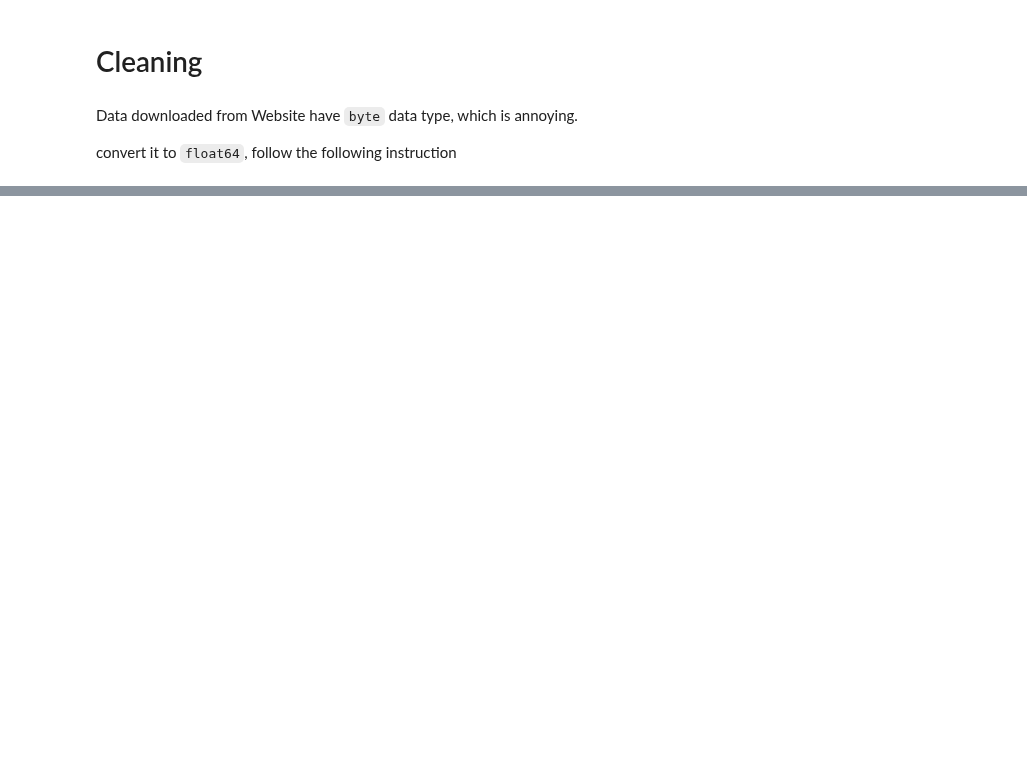
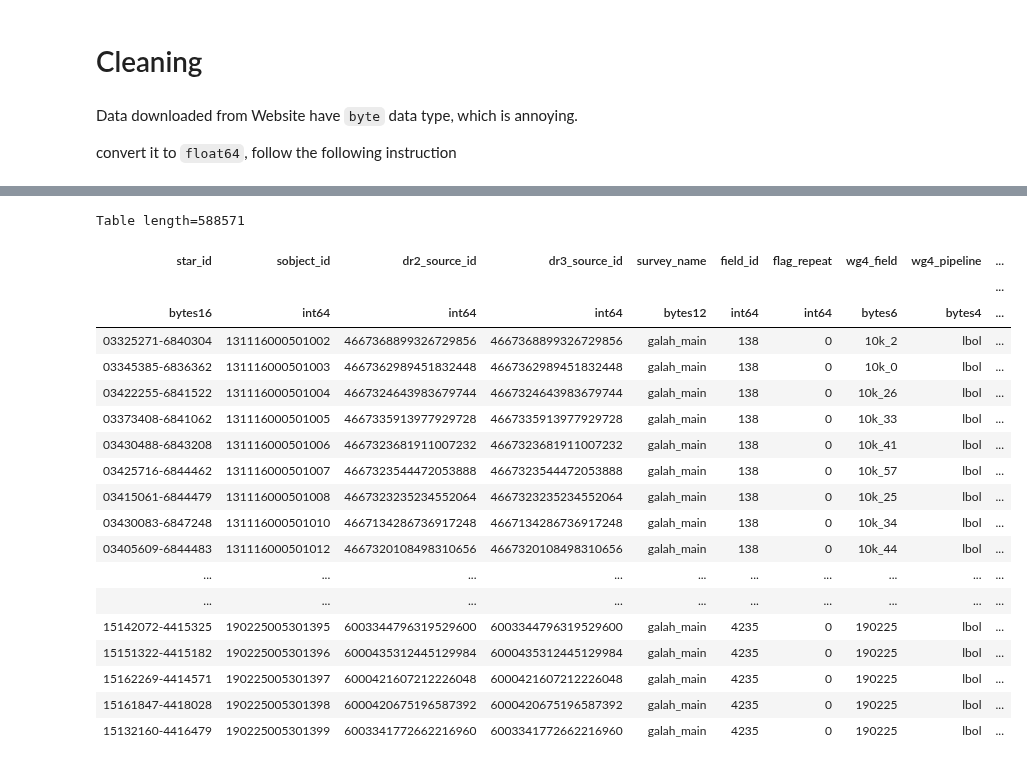
Before and after one commit to Alisyaifudin/Thesis-Project, a Jupyter notebook: 1_Collecting_Data/1.4. GALAH DR3.ipynb, the cells around one changed output, grey strips where cells are left out. Saved outputs shown, nothing was run; the diff lists cells and outputs as text; code cells hidden in the pictures; blank space fills up the shorter version.

```diff
--- a/1_Collecting_Data/1.4. GALAH DR3.ipynb
+++ b/1_Collecting_Data/1.4. GALAH DR3.ipynb
@@ -140,0 +144,4 @@ df_com
+# %%
+table = Table.read(file)
+table
+# %% [output]
@@ -140,0 +149,20 @@ df_com
+Table length=588571
+| star_id | sobject_id | dr2_source_id | dr3_source_id | survey_name | field_id | flag_repeat | wg4_field | wg4_pipeline | ... |
+|  |  |  |  |  |  |  |  |  | ... |
+| bytes16 | int64 | int64 | int64 | bytes12 | int64 | int64 | bytes6 | bytes4 | ... |
+| 03325271-6840304 | 131116000501002 | 4667368899326729856 | 4667368899326729856 | galah_main | 138 | 0 | 10k_2 | lbol | ... |
+| 03345385-6836362 | 131116000501003 | 4667362989451832448 | 4667362989451832448 | galah_main | 138 | 0 | 10k_0 | lbol | ... |
+| 03422255-6841522 | 131116000501004 | 4667324643983679744 | 4667324643983679744 | galah_main | 138 | 0 | 10k_26 | lbol | ... |
+| 03373408-6841062 | 131116000501005 | 4667335913977929728 | 4667335913977929728 | galah_main | 138 | 0 | 10k_33 | lbol | ... |
+| 03430488-6843208 | 131116000501006 | 4667323681911007232 | 4667323681911007232 | galah_main | 138 | 0 | 10k_41 | lbol | ... |
+| 03425716-6844462 | 131116000501007 | 4667323544472053888 | 4667323544472053888 | galah_main | 138 | 0 | 10k_57 | lbol | ... |
+| 03415061-6844479 | 131116000501008 | 4667323235234552064 | 4667323235234552064 | galah_main | 138 | 0 | 10k_25 | lbol | ... |
+| 03430083-6847248 | 131116000501010 | 4667134286736917248 | 4667134286736917248 | galah_main | 138 | 0 | 10k_34 | lbol | ... |
+| 03405609-6844483 | 131116000501012 | 4667320108498310656 | 4667320108498310656 | galah_main | 138 | 0 | 10k_44 | lbol | ... |
+| ... | ... | ... | ... | ... | ... | ... | ... | ... | ... |
+| ... | ... | ... | ... | ... | ... | ... | ... | ... | ... |
+| 15142072-4415325 | 190225005301395 | 6003344796319529600 | 6003344796319529600 | galah_main | 4235 | 0 | 190225 | lbol | ... |
+| 15151322-4415182 | 190225005301396 | 6000435312445129984 | 6000435312445129984 | galah_main | 4235 | 0 | 190225 | lbol | ... |
+| 15162269-4414571 | 190225005301397 | 6000421607212226048 | 6000421607212226048 | galah_main | 4235 | 0 | 190225 | lbol | ... |
+| 15161847-4418028 | 190225005301398 | 6000420675196587392 | 6000420675196587392 | galah_main | 4235 | 0 | 190225 | lbol | ... |
+| 15132160-4416479 | 190225005301399 | 6003341772662216960 | 6003341772662216960 | galah_main | 4235 | 0 | 190225 | lbol | ... |
```
Also changed, not shown: parts of 20 cells of this notebook, 33 other files.
